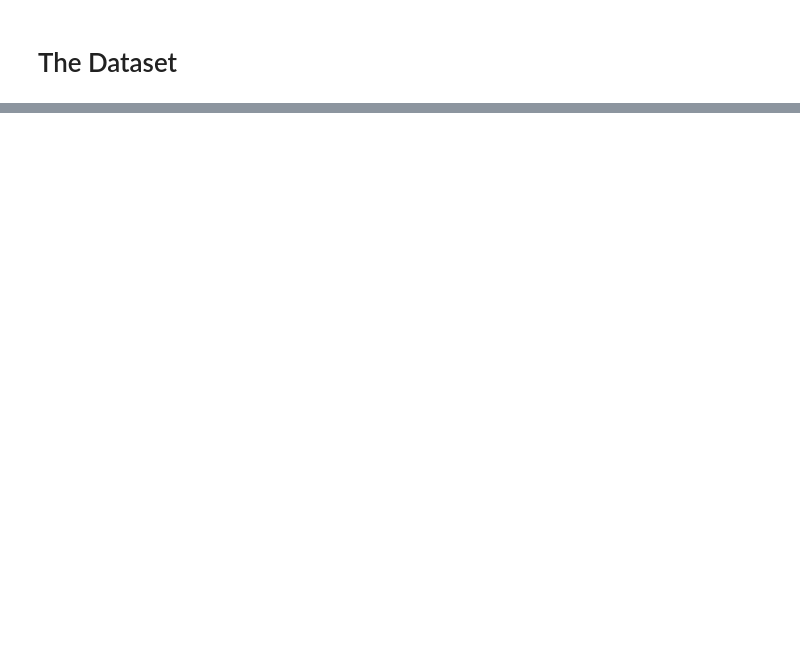
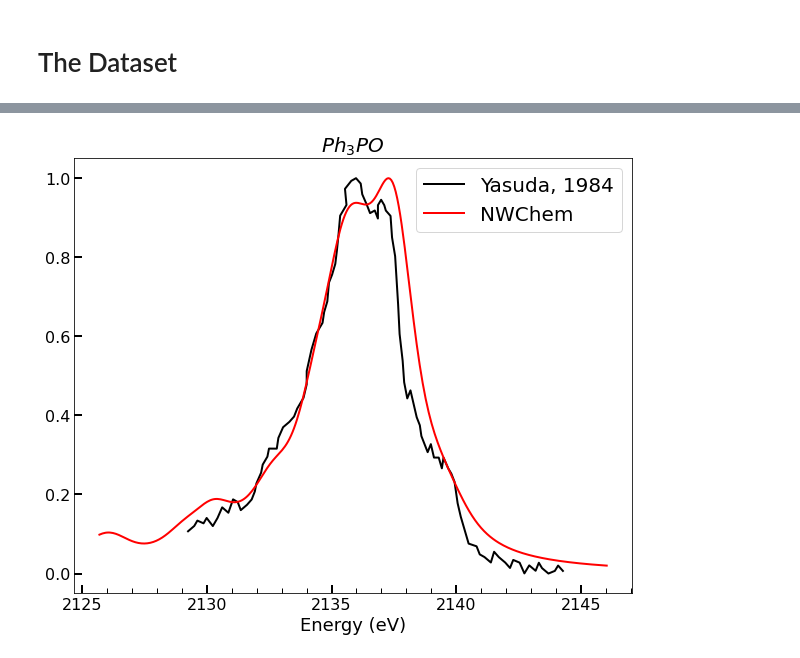
Before and after one commit to Seidler-Lab/Phosphorus-ML-Project, a Jupyter notebook: Data_Analysis.ipynb, the cells around one changed output, grey strips where cells are left out. Saved outputs shown, nothing was run; the diff lists cells and outputs as text; code cells hidden in the pictures; blank space fills up the shorter version.

```diff
--- a/Data_Analysis.ipynb
+++ b/Data_Analysis.ipynb
@@ -79,0 +206,13 @@ plot_spectrum_and_trans([XANESenergy, XANES[i]], XANES_DATA[i]['Transitions'], f
+# %%
+x = to_energy(df2['2theta'].values)
+y = df2['I'].values
+y = y - np.min(y)
+y = y/np.max(y)
+emin, emax = 410, 750
+x2 = XESenergy[emin:emax]
+i = np.where(CIDS==mycids[1])[0][0]
+y2 = XES[i][emin:emax]
+
+stack_plot([[x, y],[x2-e_shift, y2]], ['Yasuda, 1984', 'NWChem'], title="$Ph_3PO$", verbose=True)
+# %% [output]
+[figure, added]
```
Also changed, not shown: parts of 31 cells of this notebook, 3 other files.
